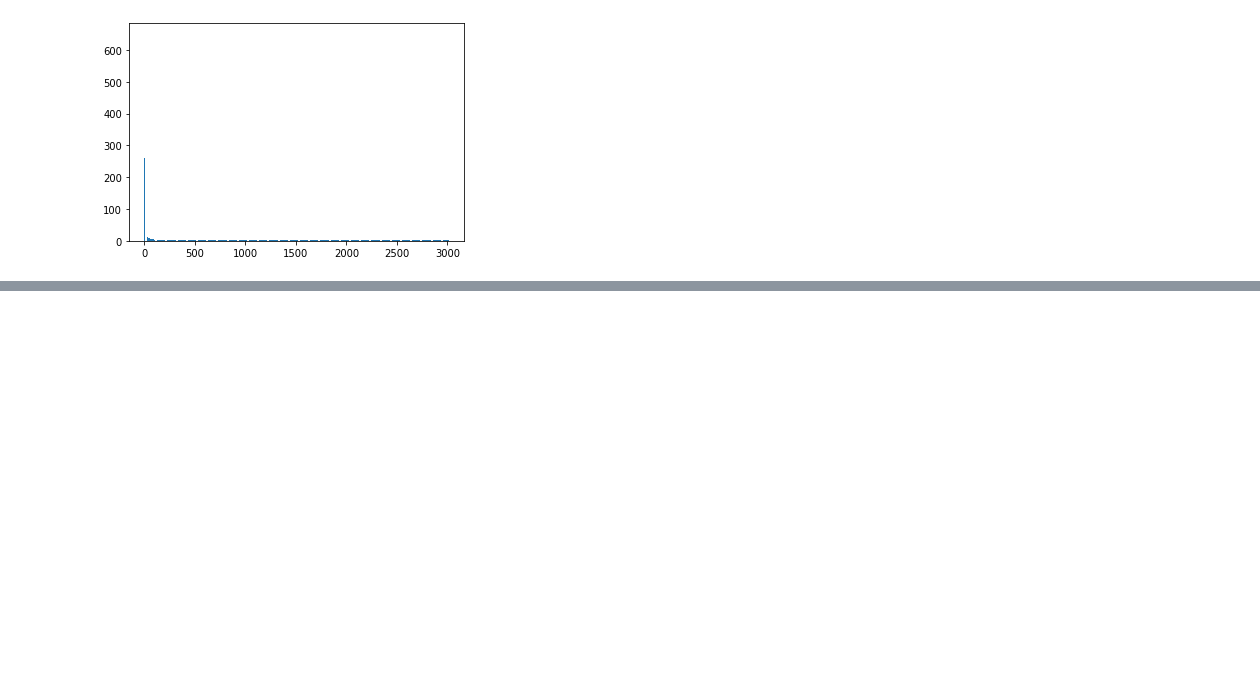
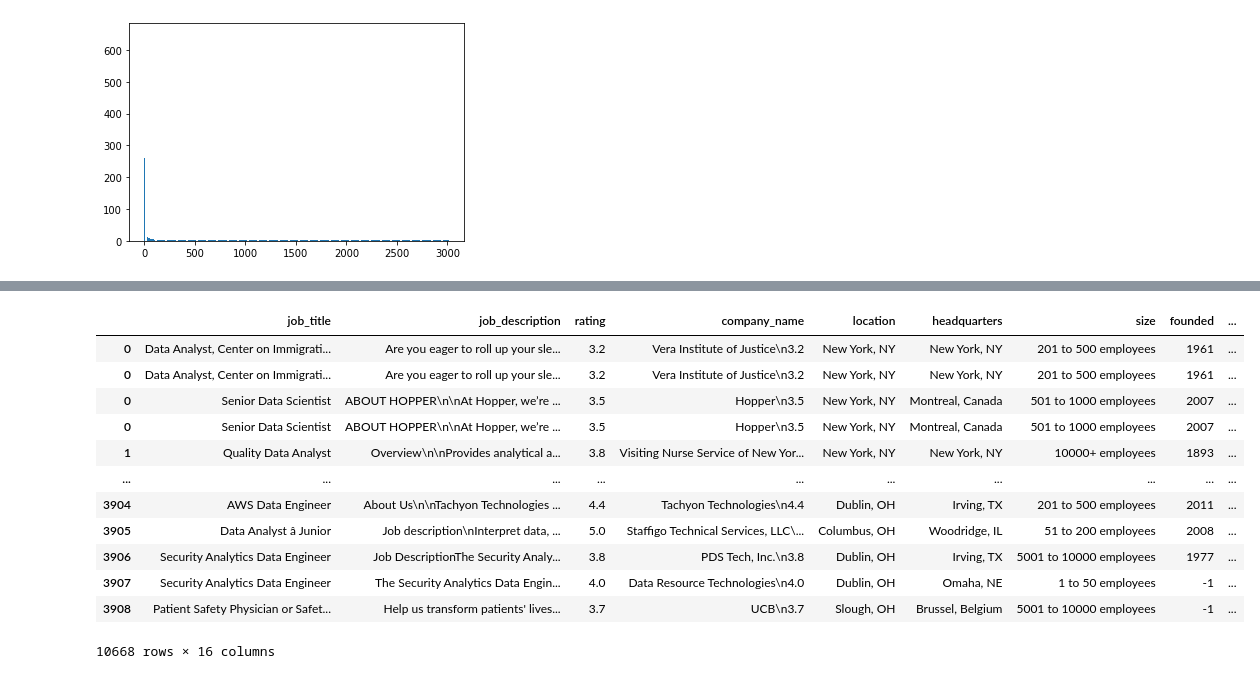
Before and after one commit to honnsey/data_scientist_skills, a Jupyter notebook: notebooks/Joe's.ipynb, the cells around one changed output, grey strips where cells are left out. Cells and saved outputs as stored; diff of their text form; code cells hidden in the pictures; blank space fills up the shorter version.

```diff
--- a/notebooks/Joe's.ipynb
+++ b/notebooks/Joe's.ipynb
@@ -332,0 +206,16 @@ IndexError: list index out of range
+# %%
+process_salary_range(g_df)
+# %% [output]
+|  | job_title | job_description | rating | company_name | location | headquarters | size | founded | ... |
+| 0 | Data Analyst, Center on Immigrati... | Are you eager to roll up your sle... | 3.2 | Vera Institute of Justice\n3.2 | New York, NY | New York, NY | 201 to 500 employees | 1961 | ... |
+| 0 | Data Analyst, Center on Immigrati... | Are you eager to roll up your sle... | 3.2 | Vera Institute of Justice\n3.2 | New York, NY | New York, NY | 201 to 500 employees | 1961 | ... |
+| 0 | Senior Data Scientist | ABOUT HOPPER\n\nAt Hopper, we’re ... | 3.5 | Hopper\n3.5 | New York, NY | Montreal, Canada | 501 to 1000 employees | 2007 | ... |
+| 0 | Senior Data Scientist | ABOUT HOPPER\n\nAt Hopper, we’re ... | 3.5 | Hopper\n3.5 | New York, NY | Montreal, Canada | 501 to 1000 employees | 2007 | ... |
+| 1 | Quality Data Analyst | Overview\n\nProvides analytical a... | 3.8 | Visiting Nurse Service of New Yor... | New York, NY | New York, NY | 10000+ employees | 1893 | ... |
+| ... | ... | ... | ... | ... | ... | ... | ... | ... | ... |
+| 3904 | AWS Data Engineer | About Us\n\nTachyon Technologies ... | 4.4 | Tachyon Technologies\n4.4 | Dublin, OH | Irving, TX | 201 to 500 employees | 2011 | ... |
+| 3905 | Data Analyst â Junior | Job description\nInterpret data, ... | 5.0 | Staffigo Technical Services, LLC\... | Columbus, OH | Woodridge, IL | 51 to 200 employees | 2008 | ... |
+| 3906 | Security Analytics Data Engineer | Job DescriptionThe Security Analy... | 3.8 | PDS Tech, Inc.\n3.8 | Dublin, OH | Irving, TX | 5001 to 10000 employees | 1977 | ... |
+| 3907 | Security Analytics Data Engineer | The Security Analytics Data Engin... | 4.0 | Data Resource Technologies\n4.0 | Dublin, OH | Omaha, NE | 1 to 50 employees | -1 | ... |
+| 3908 | Patient Safety Physician or Safet... | Help us transform patients' lives... | 3.7 | UCB\n3.7 | Slough, OH | Brussel, Belgium | 5001 to 10000 employees | -1 | ... |
+10668 rows × 16 columns
```
Also changed, not shown: parts of 55 cells of this notebook, 1 other file.
